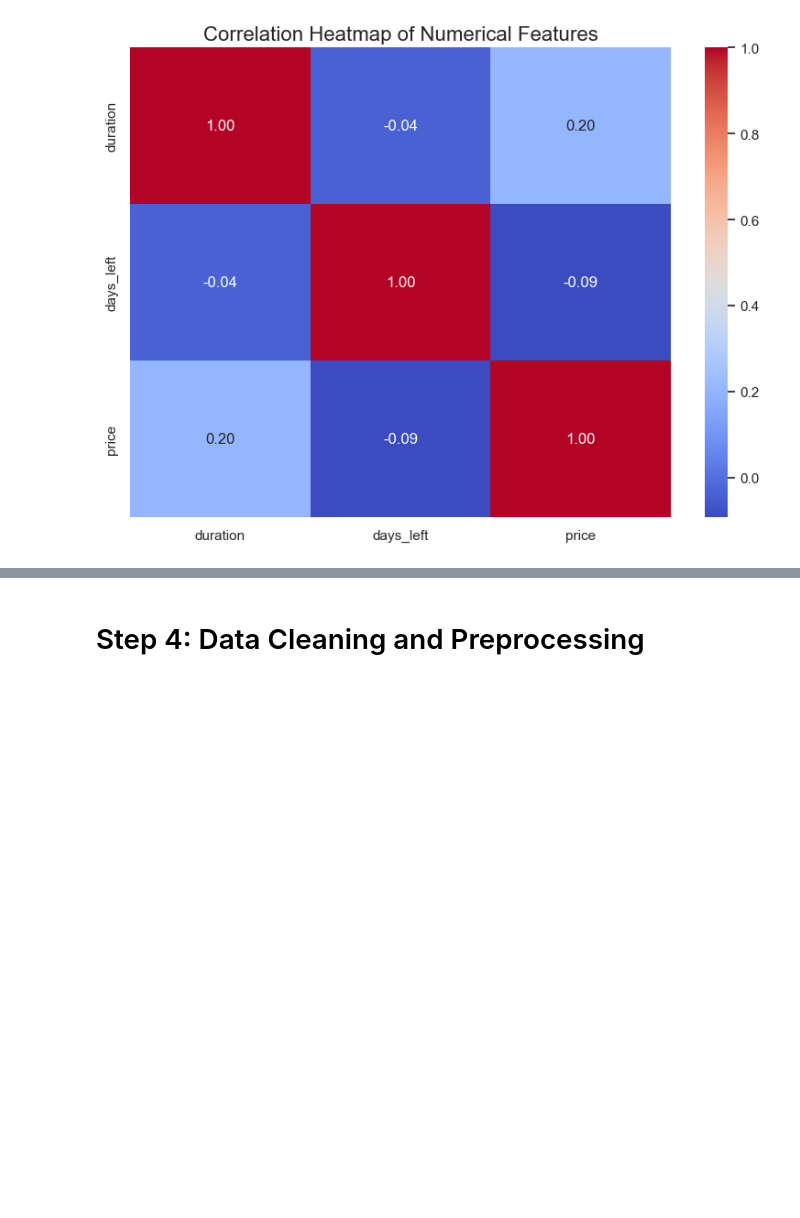
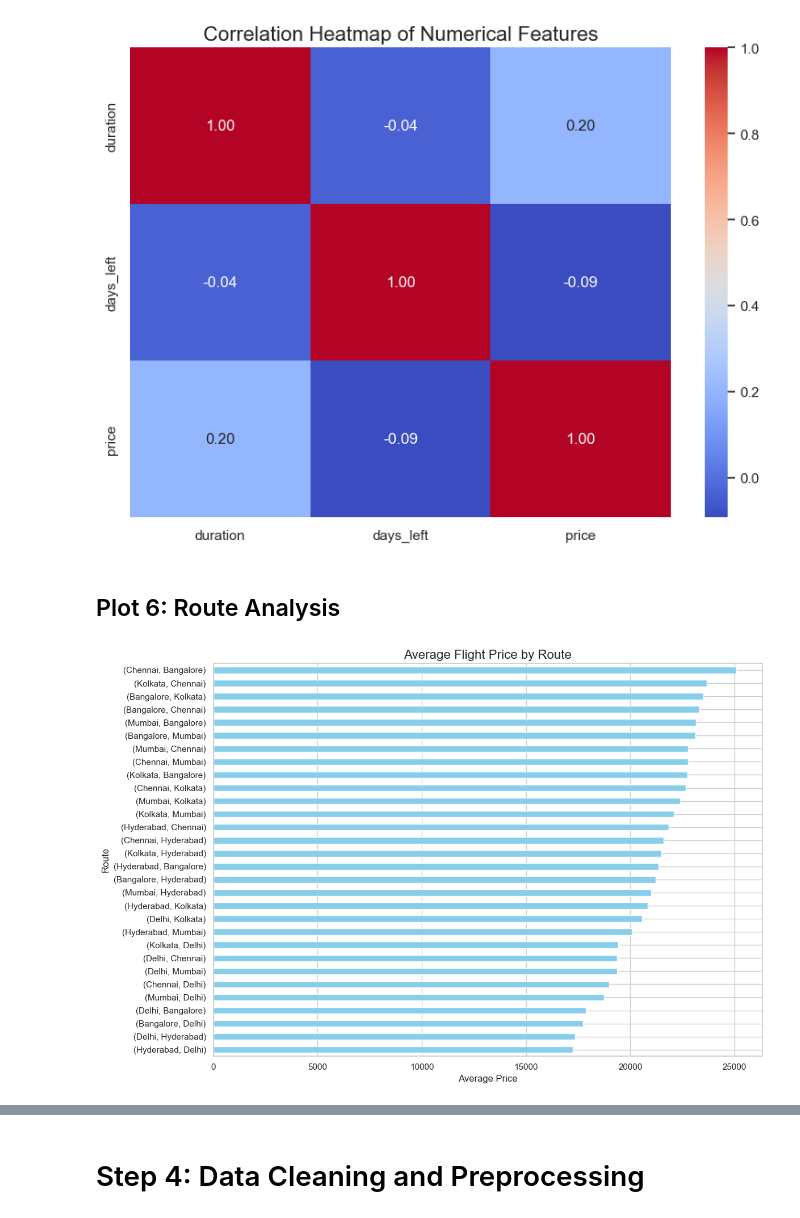
Before and after one commit to mrquantran/rai_7005_assessment_3, a Jupyter notebook: index.ipynb, the cells around one changed output, grey strips where cells are left out. Saved outputs shown, nothing was run; the diff lists cells and outputs as text; code cells hidden in the pictures; blank space fills up the shorter version.

Commit message:
feat: improve model and visualization

```diff
--- a/index.ipynb
+++ b/index.ipynb
@@ -172,3 +174,20 @@ plt.savefig("./visualization/correlation_heatmap.png", dpi=100)
 plt.show()
 # %% [output]
 [figure]
+# %% [markdown]
+## Plot 6: Route Analysis
+# %%
+# Grouping by source and destination cities
+route = df.groupby(["source_city", "destination_city"])["price"].mean().sort_values()
+
+# Plotting
+plt.figure(figsize=(12, 8))
+route.plot(kind="barh", color="skyblue")
+plt.title("Average Flight Price by Route", fontsize=16)
+plt.xlabel("Average Price")
+plt.ylabel("Route")
+plt.tight_layout()
+plt.savefig("./visualization/average_price_by_route.png", dpi=100)
+plt.show()
+# %% [output]
+[figure, added]
```
Also changed, not shown: parts of 6 cells of this notebook.
